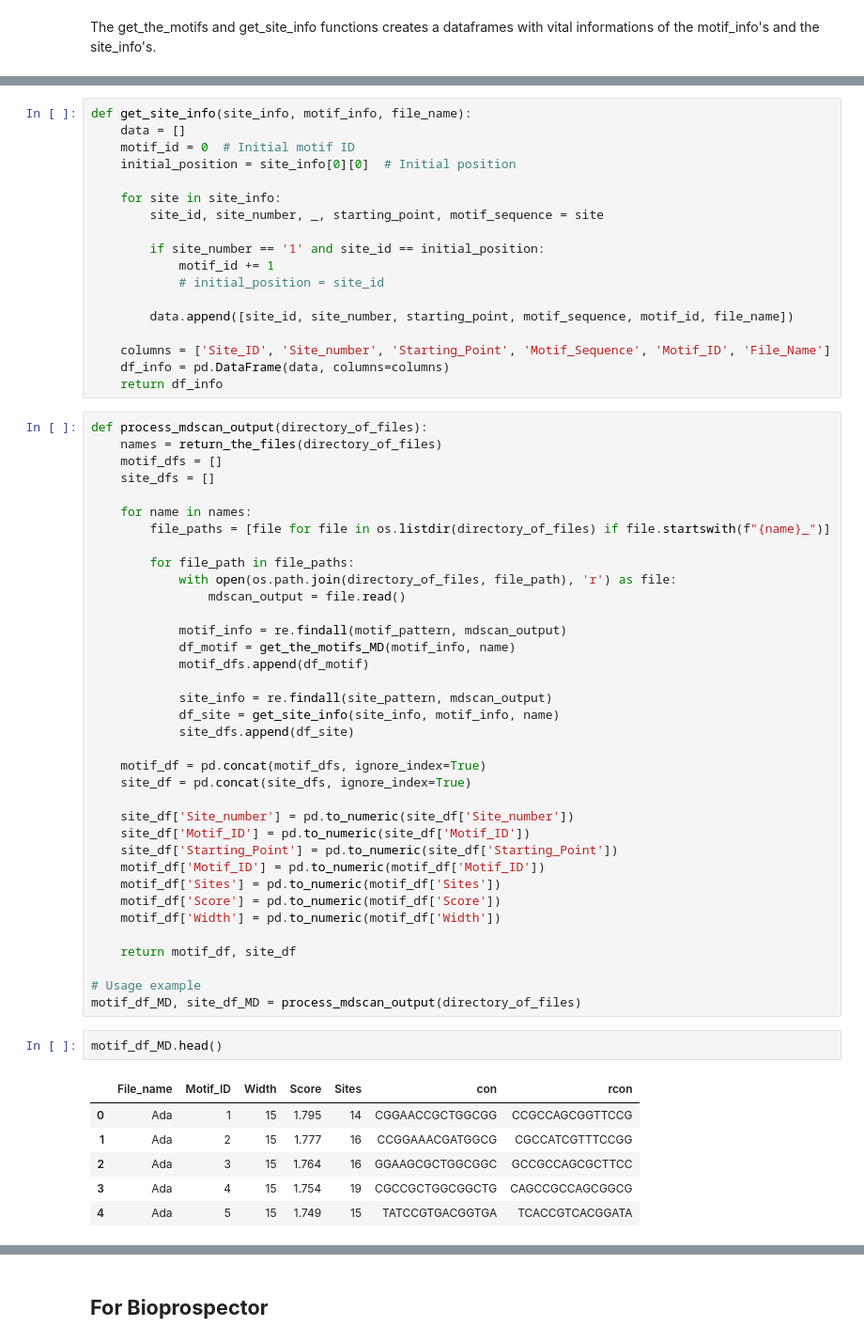
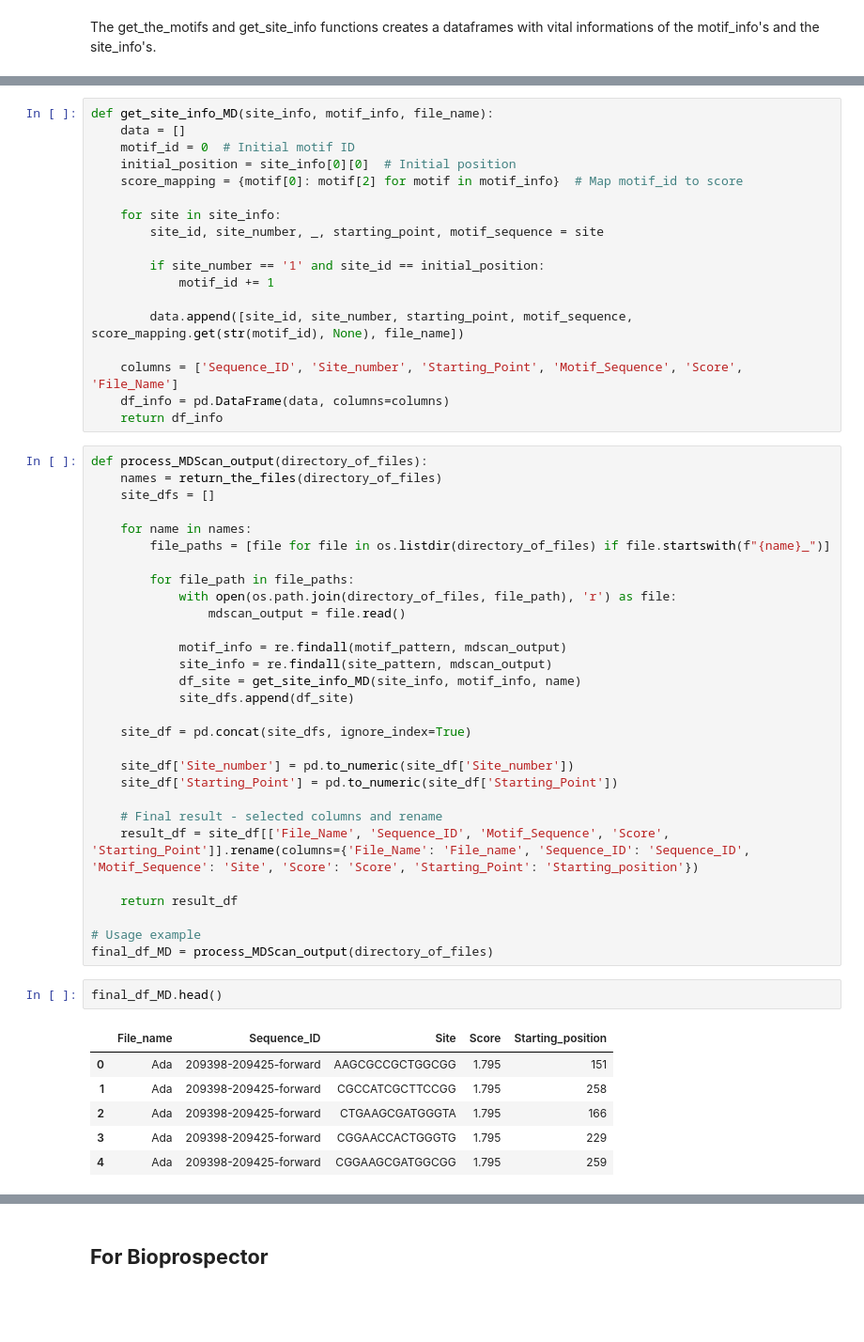
Before and after one commit to SpyrosAlvanakis/Molecular_Algorithms_project, a Jupyter notebook: Regex_for_outputs.ipynb, the cells around one changed output, grey strips where cells are left out. Shown at 94% size. Drawn from its saved outputs; the diff is of its cells as text; blank space fills up the shorter version.

```diff
--- a/Regex_for_outputs.ipynb
+++ b/Regex_for_outputs.ipynb
@@ -71,25 +71,24 @@ def get_the_motifs_MD(motif_info, file_name):
 # %%
-def get_site_info(site_info, motif_info, file_name):
+def get_site_info_MD(site_info, motif_info, file_name):
     data = []
     motif_id = 0  # Initial motif ID
     initial_position = site_info[0][0]  # Initial position
+    score_mapping = {motif[0]: motif[2] for motif in motif_info}  # Map motif_id to score
 
     for site in site_info:
         site_id, site_number, _, starting_point, motif_sequence = site
 
         if site_number == '1' and site_id == initial_position:
             motif_id += 1
-            # initial_position = site_id
 
-        data.append([site_id, site_number, starting_point, motif_sequence, motif_id, file_name])
+        data.append([site_id, site_number, starting_point, motif_sequence, score_mapping.get(str(motif_id), None), file_name])
 
-    columns = ['Site_ID', 'Site_number', 'Starting_Point', 'Motif_Sequence', 'Motif_ID', 'File_Name']
+    columns = ['Sequence_ID', 'Site_number', 'Starting_Point', 'Motif_Sequence', 'Score', 'File_Name']
     df_info = pd.DataFrame(data, columns=columns)
     return df_info
 # %%
-def process_mdscan_output(directory_of_files):
+def process_MDScan_output(directory_of_files):
     names = return_the_files(directory_of_files)
-    motif_dfs = []
     site_dfs = []
 
     for name in names:
@@ -100,34 +99,28 @@ def process_mdscan_output(directory_of_files):
                 mdscan_output = file.read()
 
             motif_info = re.findall(motif_pattern, mdscan_output)
-            df_motif = get_the_motifs_MD(motif_info, name)
-            motif_dfs.append(df_motif)
-
             site_info = re.findall(site_pattern, mdscan_output)
-            df_site = get_site_info(site_info, motif_info, name)
+            df_site = get_site_info_MD(site_info, motif_info, name)
             site_dfs.append(df_site)
 
-    motif_df = pd.concat(motif_dfs, ignore_index=True)
     site_df = pd.concat(site_dfs, ignore_index=True)
 
     site_df['Site_number'] = pd.to_numeric(site_df['Site_number'])
-    site_df['Motif_ID'] = pd.to_numeric(site_df['Motif_ID'])
     site_df['Starting_Point'] = pd.to_numeric(site_df['Starting_Point'])
-    motif_df['Motif_ID'] = pd.to_numeric(motif_df['Motif_ID'])
-    motif_df['Sites'] = pd.to_numeric(motif_df['Sites'])
-    motif_df['Score'] = pd.to_numeric(motif_df['Score'])
-    motif_df['Width'] = pd.to_numeric(motif_df['Width'])
 
-    return motif_df, site_df
+    # Final result - selected columns and rename
+    result_df = site_df[['File_Name', 'Sequence_ID', 'Motif_Sequence', 'Score', 'Starting_Point']].rename(columns={'File_Name': 'File_name', 'Sequence_ID': 'Sequence_ID', 'Motif_Sequence': 'Site', 'Score': 'Score', 'Starting_Point': 'Starting_position'})
+
+    return result_df
 
 # Usage example
-motif_df_MD, site_df_MD = process_mdscan_output(directory_of_files)
+final_df_MD = process_MDScan_output(directory_of_files)
 # %%
-motif_df_MD.head()
+final_df_MD.head()
 # %% [output]
-|  | File_name | Motif_ID | Width | Score | Sites | con | rcon |
-| 0 | Ada | 1 | 15 | 1.795 | 14 | CGGAACCGCTGGCGG | CCGCCAGCGGTTCCG |
-| 1 | Ada | 2 | 15 | 1.777 | 16 | CCGGAAACGATGGCG | CGCCATCGTTTCCGG |
-| 2 | Ada | 3 | 15 | 1.764 | 16 | GGAAGCGCTGGCGGC | GCCGCCAGCGCTTCC |
-| 3 | Ada | 4 | 15 | 1.754 | 19 | CGCCGCTGGCGGCTG | CAGCCGCCAGCGGCG |
-| 4 | Ada | 5 | 15 | 1.749 | 15 | TATCCGTGACGGTGA | TCACCGTCACGGATA |
+|  | File_name | Sequence_ID | Site | Score | Starting_position |
+| 0 | Ada | 209398-209425-forward | AAGCGCCGCTGGCGG | 1.795 | 151 |
+| 1 | Ada | 209398-209425-forward | CGCCATCGCTTCCGG | 1.795 | 258 |
+| 2 | Ada | 209398-209425-forward | CTGAAGCGATGGGTA | 1.795 | 166 |
+| 3 | Ada | 209398-209425-forward | CGGAACCACTGGGTG | 1.795 | 229 |
+| 4 | Ada | 209398-209425-forward | CGGAAGCGATGGCGG | 1.795 | 259 |
```
Also changed, not shown: parts of 14 cells of this notebook.
